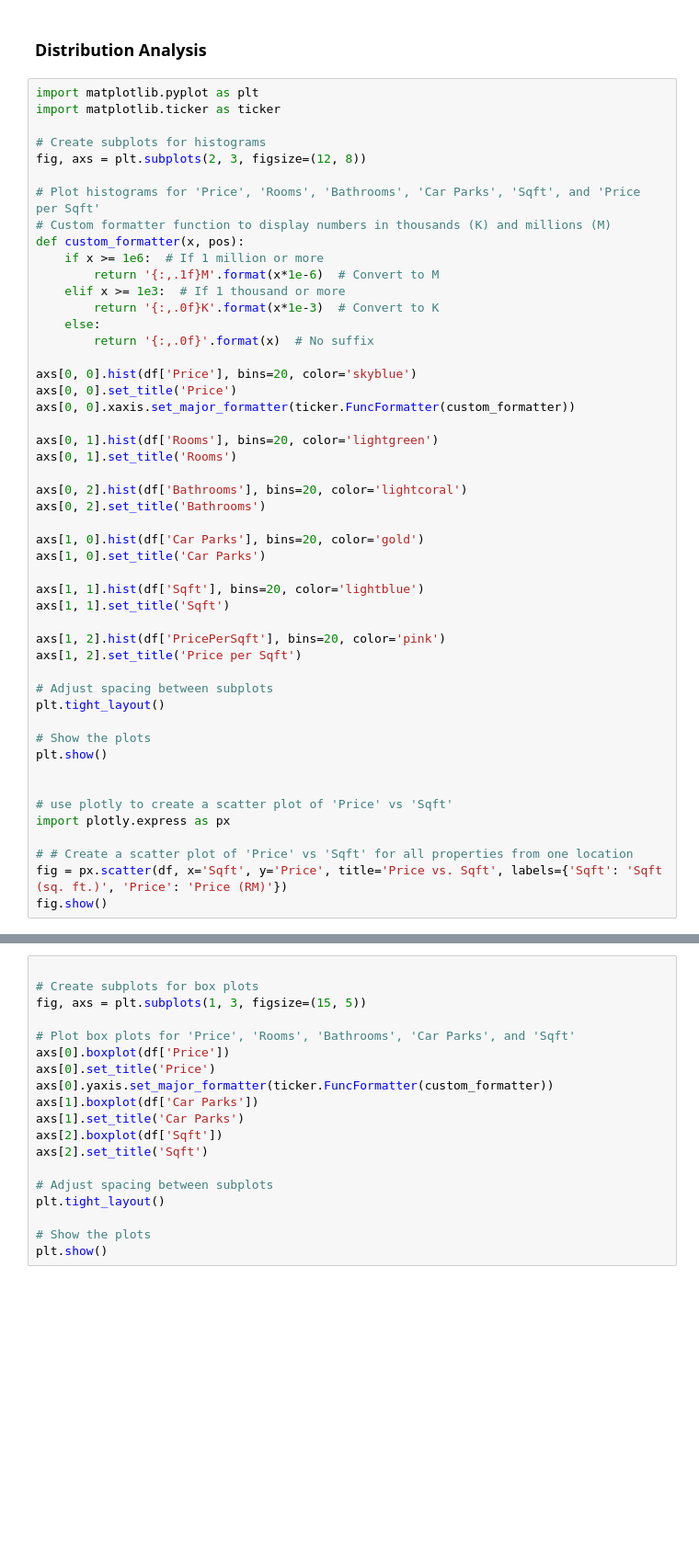
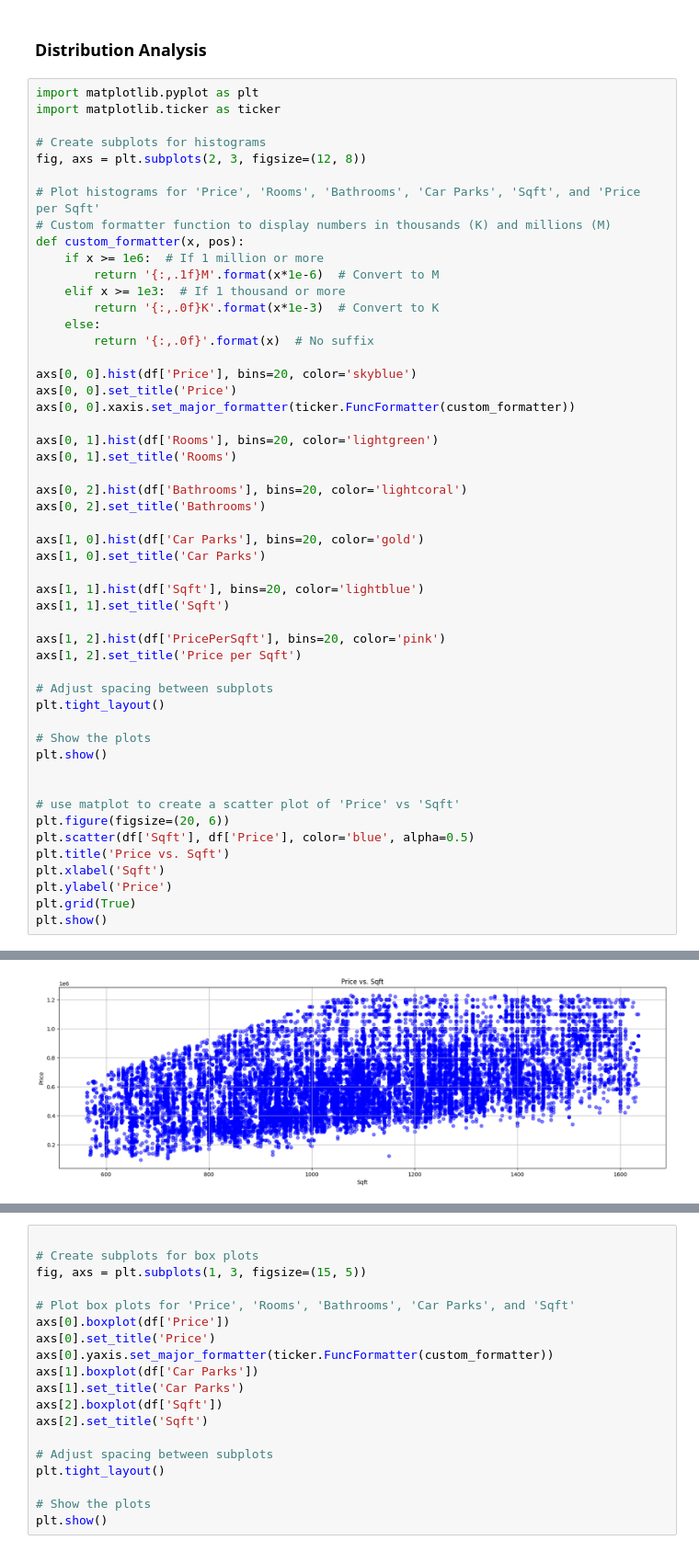
Before and after one commit to SamerAbukhader/Machine-Learning-Project, a Jupyter notebook: wif3009project/main.ipynb, the cells around one changed output, grey strips where cells are left out. Shown at 92% size. Drawn from its saved outputs; the diff is of its cells as text; blank space fills up the shorter version.

```diff
--- a/wif3009project/main.ipynb
+++ b/wif3009project/main.ipynb
@@ -525,36 +523,39 @@ def custom_formatter(x, pos):
         return '{:,.0f}'.format(x)  # No suffix
 
 axs[0, 0].hist(df['Price'], bins=20, color='skyblue')
 axs[0, 0].set_title('Price')
 axs[0, 0].xaxis.set_major_formatter(ticker.FuncFormatter(custom_formatter))
 
 axs[0, 1].hist(df['Rooms'], bins=20, color='lightgreen')
 axs[0, 1].set_title('Rooms')
 
 axs[0, 2].hist(df['Bathrooms'], bins=20, color='lightcoral')
 axs[0, 2].set_title('Bathrooms')
 
 axs[1, 0].hist(df['Car Parks'], bins=20, color='gold')
 axs[1, 0].set_title('Car Parks')
 
 axs[1, 1].hist(df['Sqft'], bins=20, color='lightblue')
 axs[1, 1].set_title('Sqft')
 
 axs[1, 2].hist(df['PricePerSqft'], bins=20, color='pink')
 axs[1, 2].set_title('Price per Sqft')
 
 # Adjust spacing between subplots
 plt.tight_layout()
 
 # Show the plots
 plt.show()
 
 
-# use plotly to create a scatter plot of 'Price' vs 'Sqft'
-import plotly.express as px
-
-# # Create a scatter plot of 'Price' vs 'Sqft' for all properties from one location
-fig = px.scatter(df, x='Sqft', y='Price', title='Price vs. Sqft', labels={'Sqft': 'Sqft (sq. ft.)', 'Price': 'Price (RM)'})
-fig.show()
+# use matplot to create a scatter plot of 'Price' vs 'Sqft'
+plt.figure(figsize=(20, 6))
+plt.scatter(df['Sqft'], df['Price'], color='blue', alpha=0.5)
+plt.title('Price vs. Sqft')
+plt.xlabel('Sqft')
+plt.ylabel('Price')
+plt.grid(True)
+plt.show()
 # %% [output]
 [figure]
+[figure, added]
```
Also changed, not shown: parts of 26 cells of this notebook, 1 other file.
